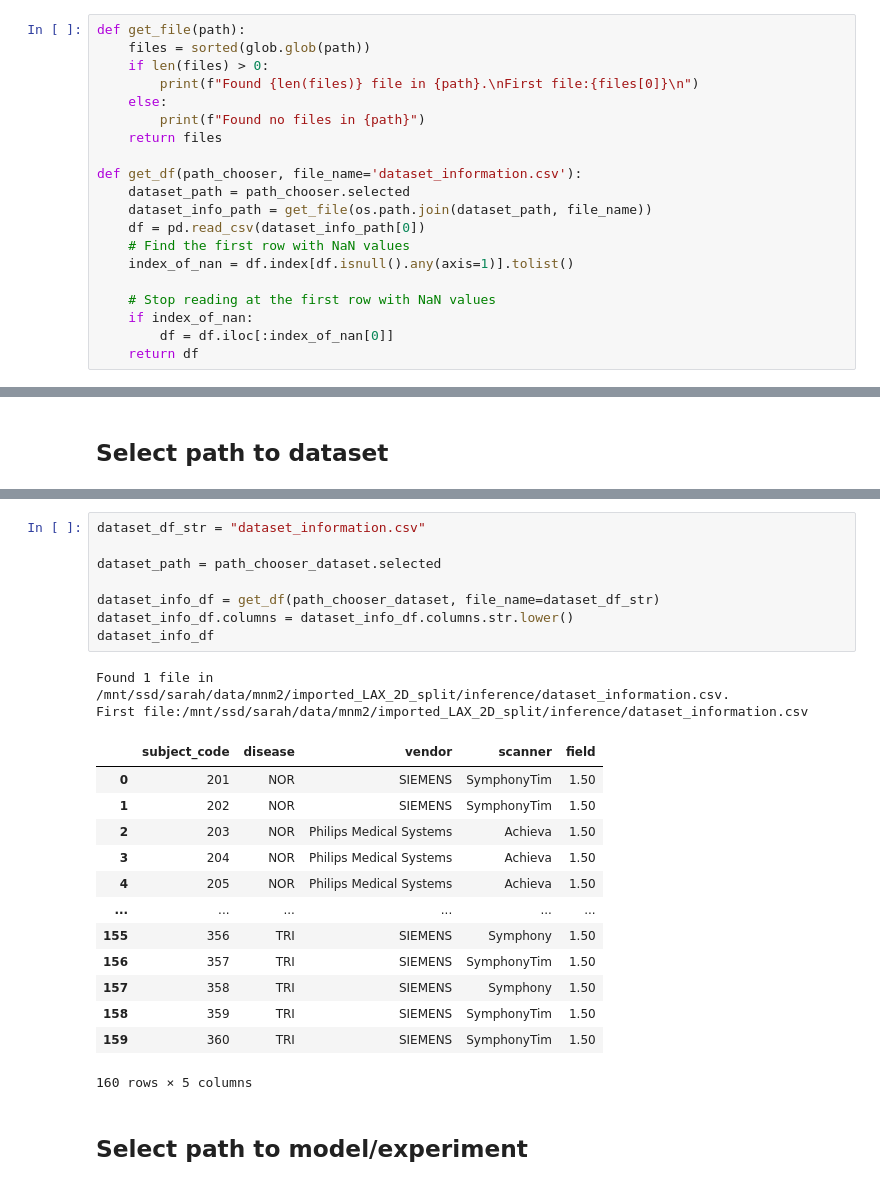
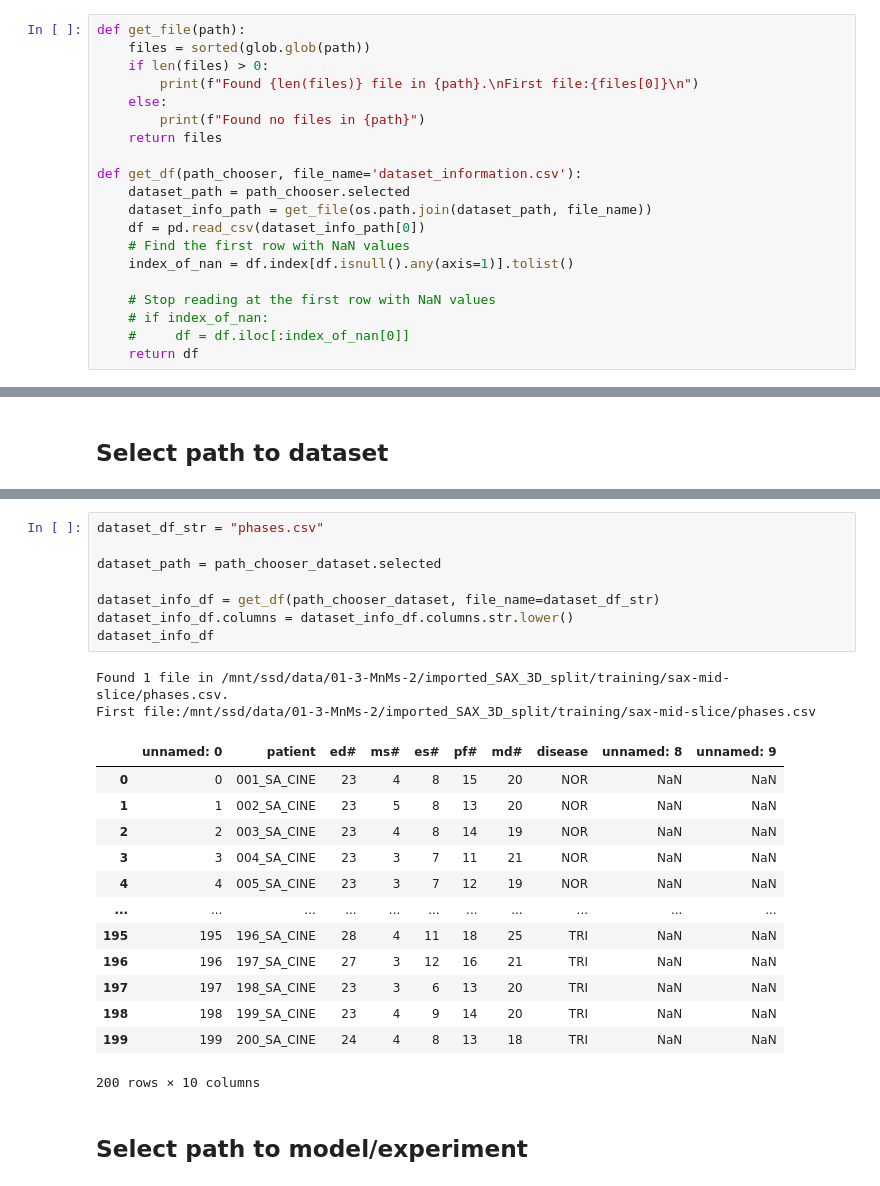
Before and after one commit to Cardio-AI/cmr-multi-view-phase-detection, a Jupyter notebook: notebooks/Predict/predict_registration.ipynb, the cells around one changed output, grey strips where cells are left out. Saved outputs shown, nothing was run; the diff lists cells and outputs as text.

```diff
--- a/notebooks/Predict/predict_registration.ipynb
+++ b/notebooks/Predict/predict_registration.ipynb
@@ -58,8 +58,8 @@ def get_df(path_chooser, file_name='dataset_information.csv'):
     index_of_nan = df.index[df.isnull().any(axis=1)].tolist()
 
     # Stop reading at the first row with NaN values
-    if index_of_nan:
-        df = df.iloc[:index_of_nan[0]]
+    # if index_of_nan:
+    #     df = df.iloc[:index_of_nan[0]]
     return df
 # %%
 from src.visualization.Visualize import plot_pfd_per_phase_as_violin
@@ -100,27 +100,27 @@ FileChooser(path='/mnt/ssd/sarah/git/cmr-multi-view-phase-detection', filename='
 # %%
-dataset_df_str = "dataset_information.csv"
+dataset_df_str = "phases.csv"
 
 dataset_path = path_chooser_dataset.selected
 
 dataset_info_df = get_df(path_chooser_dataset, file_name=dataset_df_str)
 dataset_info_df.columns = dataset_info_df.columns.str.lower()
 dataset_info_df
 # %% [output]
-Found 1 file in /mnt/ssd/sarah/data/mnm2/imported_LAX_2D_split/inference/dataset_information.csv.
-First file:/mnt/ssd/sarah/data/mnm2/imported_LAX_2D_split/inference/dataset_information.csv
+Found 1 file in /mnt/ssd/data/01-3-MnMs-2/imported_SAX_3D_split/training/sax-mid-slice/phases.csv.
+First file:/mnt/ssd/data/01-3-MnMs-2/imported_SAX_3D_split/training/sax-mid-slice/phases.csv
-|  | subject_code | disease | vendor | scanner | field |
-| 0 | 201 | NOR | SIEMENS | SymphonyTim | 1.50 |
-| 1 | 202 | NOR | SIEMENS | SymphonyTim | 1.50 |
-| 2 | 203 | NOR | Philips Medical Systems | Achieva | 1.50 |
-| 3 | 204 | NOR | Philips Medical Systems | Achieva | 1.50 |
-| 4 | 205 | NOR | Philips Medical Systems | Achieva | 1.50 |
-| ... | ... | ... | ... | ... | ... |
-| 155 | 356 | TRI | SIEMENS | Symphony | 1.50 |
-| 156 | 357 | TRI | SIEMENS | SymphonyTim | 1.50 |
-| 157 | 358 | TRI | SIEMENS | Symphony | 1.50 |
-| 158 | 359 | TRI | SIEMENS | SymphonyTim | 1.50 |
-| 159 | 360 | TRI | SIEMENS | SymphonyTim | 1.50 |
+|  | unnamed: 0 | patient | ed# | ms# | es# | pf# | md# | disease | unnamed: 8 | unnamed: 9 |
+| 0 | 0 | 001_SA_CINE | 23 | 4 | 8 | 15 | 20 | NOR | NaN | NaN |
+| 1 | 1 | 002_SA_CINE | 23 | 5 | 8 | 13 | 20 | NOR | NaN | NaN |
+| 2 | 2 | 003_SA_CINE | 23 | 4 | 8 | 14 | 19 | NOR | NaN | NaN |
+| 3 | 3 | 004_SA_CINE | 23 | 3 | 7 | 11 | 21 | NOR | NaN | NaN |
+| 4 | 4 | 005_SA_CINE | 23 | 3 | 7 | 12 | 19 | NOR | NaN | NaN |
+| ... | ... | ... | ... | ... | ... | ... | ... | ... | ... | ... |
+| 195 | 195 | 196_SA_CINE | 28 | 4 | 11 | 18 | 25 | TRI | NaN | NaN |
+| 196 | 196 | 197_SA_CINE | 27 | 3 | 12 | 16 | 21 | TRI | NaN | NaN |
+| 197 | 197 | 198_SA_CINE | 23 | 3 | 6 | 13 | 20 | TRI | NaN | NaN |
+| 198 | 198 | 199_SA_CINE | 23 | 4 | 9 | 14 | 20 | TRI | NaN | NaN |
+| 199 | 199 | 200_SA_CINE | 24 | 4 | 8 | 13 | 18 | TRI | NaN | NaN |
-160 rows × 5 columns
+200 rows × 10 columns
 # %% [markdown]
 ## Select path to model/experiment
 # %%
```
Also changed, not shown: parts of 20 cells of this notebook, 8 other files.
